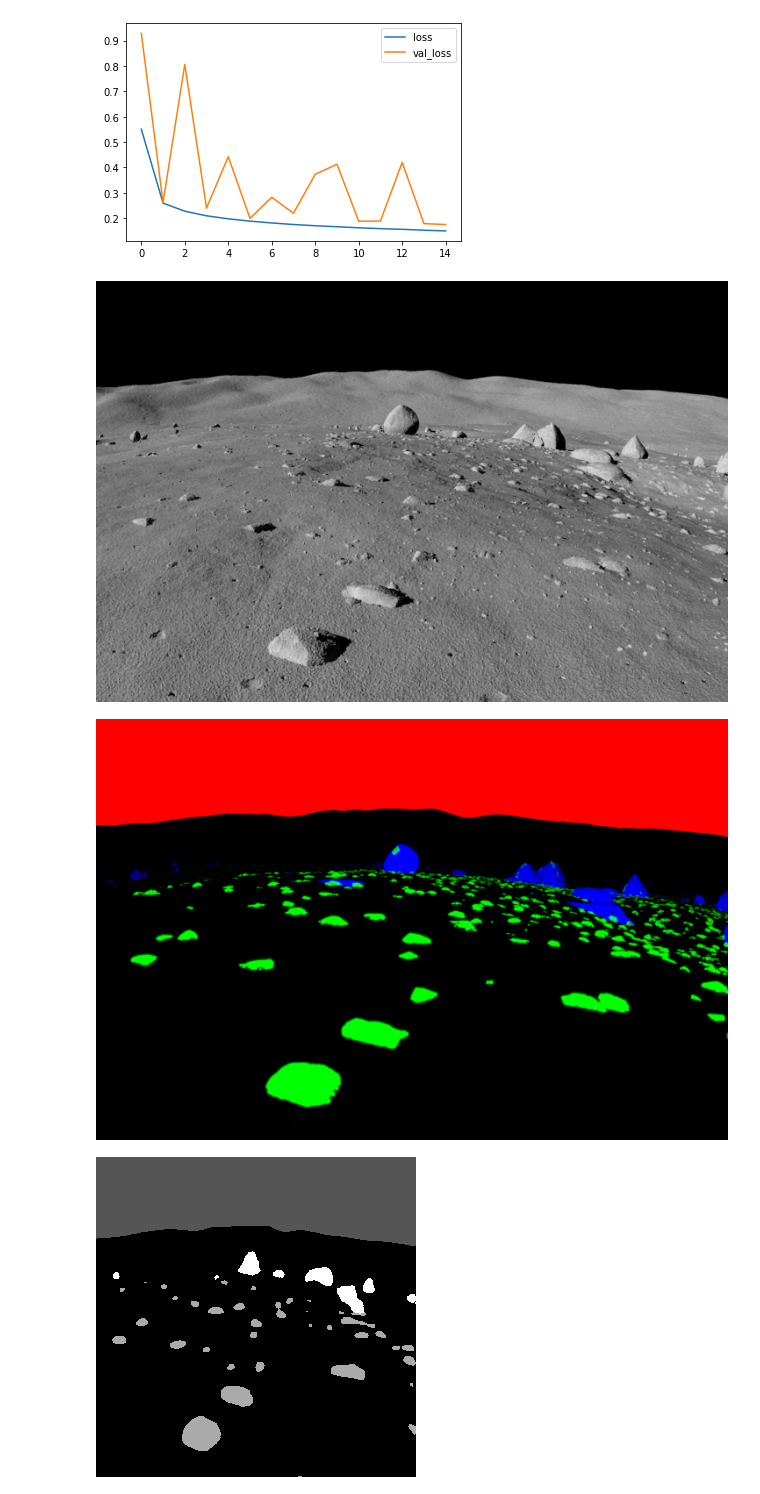
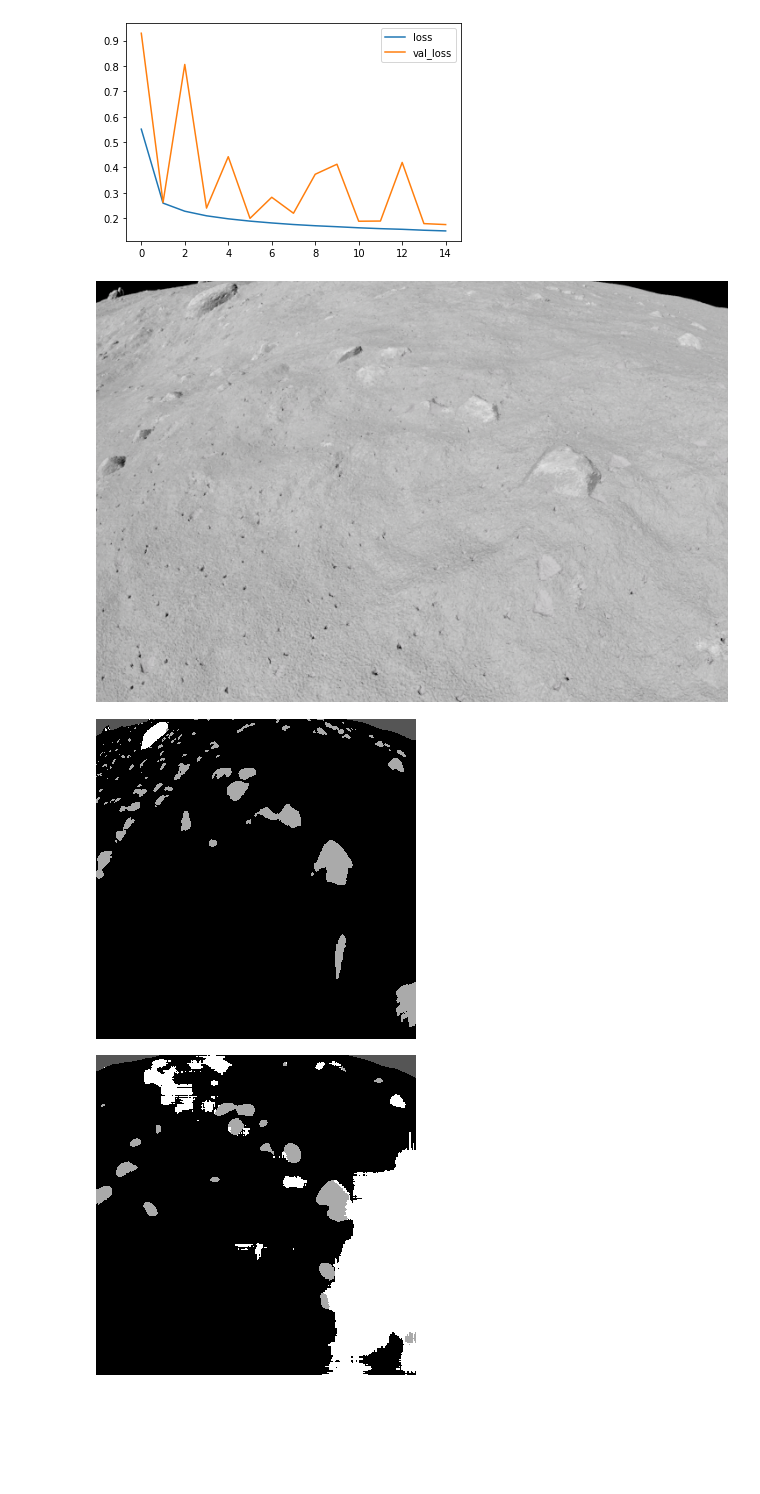
Before and after one commit to danielmarek22/Extraterrestial-Rock-Segmentation, a Jupyter notebook: TrainingPipeline_Collab.ipynb, the cells around one changed output. Drawn from its saved outputs; the diff is of its cells as text; code cells hidden in the pictures; blank space fills up the shorter version.

Commit message:
Add auxiliary functions for calculating mean IoU and loading masks

```diff
--- a/TrainingPipeline_Collab.ipynb
+++ b/TrainingPipeline_Collab.ipynb
@@ -39,9 +21,10 @@ Strumieniowane dane wyjściowe obcięte do 5000 ostatnich wierszy.
 # Prepare paths of input images and target segmentation masks
 input_dir = "./render/"
 target_dir = "./ground/"
-img_size = (480, 480)          #720x480 divided by 2
+img_size = (320, 320)          #This is the biggest image I could get
 num_classes = 4
 batch_size = 32
+lower_color_treshold = 100
 
 # Sorting image names in input folder
 input_img_paths = sorted([
@@ -145,24 +134,8 @@ class LunarLandscape(keras.utils.all_utils.Sequence):
         # 1 Dimensional target mask
         y = np.zeros((self.batch_size,) + self.img_size + (1,), dtype="uint8")
         for j, path in enumerate(batch_target_img_paths):
-            # load, resize and change from BGR to RGB
-            img = cv2.imread(path)
-            img = cv2.resize(img, self.img_size[::-1])
-            img_rgb = cv2.cvtColor(img, cv2.COLOR_BGR2RGB)
-
-            #Split into 3 separate images and assing proper class number
-            (R, G, B) = cv2.split(img_rgb)
-            lower = 100
-            R_ranged = np.clip(cv2.inRange(R, lower, 255), 0, 1)
-            G_ranged = np.clip(cv2.inRange(G, lower, 255), 0, 2)
-            B_ranged = np.clip(cv2.inRange(B, lower, 255), 0, 3)
-
-            # merge channel back together into single mask image
-            merged = cv2.merge([B_ranged, G_ranged, R_ranged])
-            merged = np.expand_dims(merged, 3)
-            merged = np.amax(merged, axis=2)
-
-            y[j] = merged
+            # load ground imahe
+            y[j] = load_ground(path)
 
         return x, y
 # %%
@@ -316,21 +281,30 @@ def display_mask(i):
 #Generate predictions
 val_gen = LunarLandscape(batch_size, img_size, val_input_img_paths, val_target_img_paths)
 val_preds = model.predict(val_gen)
+# %%
+def get_mask_img(i):
+    #Quick utilization to display a model's prediction
+
+    mask = np.argmax(val_preds[i], axis=2)
+    mask = np.expand_dims(mask, axis=-1)
+    img = PIL.ImageOps.autocontrast(tf.keras.preprocessing.image.array_to_img(mask))
+    return img
 # %%
-    # Display results for validation image 19
-i = 1
+# Display results for validation image with index i
+i = 4
 
 # Display input image
 display(Image(filename=val_input_img_paths[i]))
 
 #Display ground-truth target mask
-img = PIL.ImageOps.autocontrast(load_img(val_target_img_paths[i]))
-display(img)
+target = load_ground(val_target_img_paths[i])
+display(tf.keras.preprocessing.image.array_to_img(target))
 
 # Display mask predicted by model
-display_mask(i) # Model only sees inputs at 160x160
+pred_mask = get_mask_img(i)
+display(pred_mask) # Model only sees inputs at 160x160
 # %% [output]
-[figure, old version]
+[figure, new version]
-[figure, old version]
+[figure, new version]
-[figure, old version]
+[figure, new version]
 # %%
```
Also changed, not shown: parts of 9 cells of this notebook.
